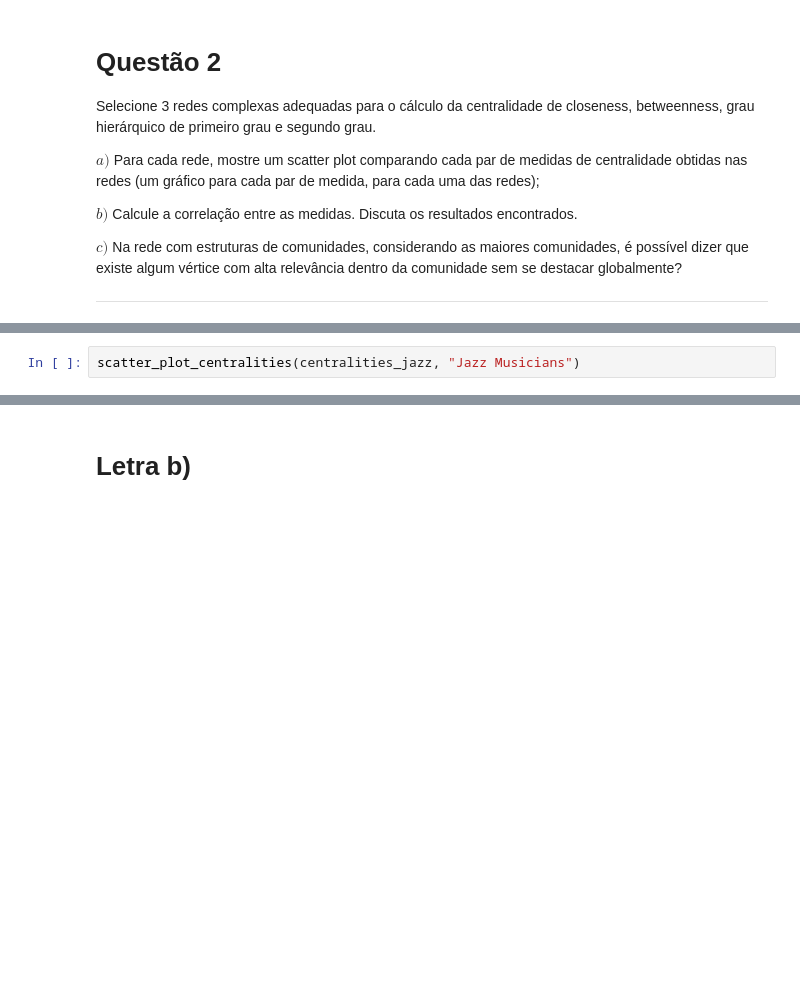
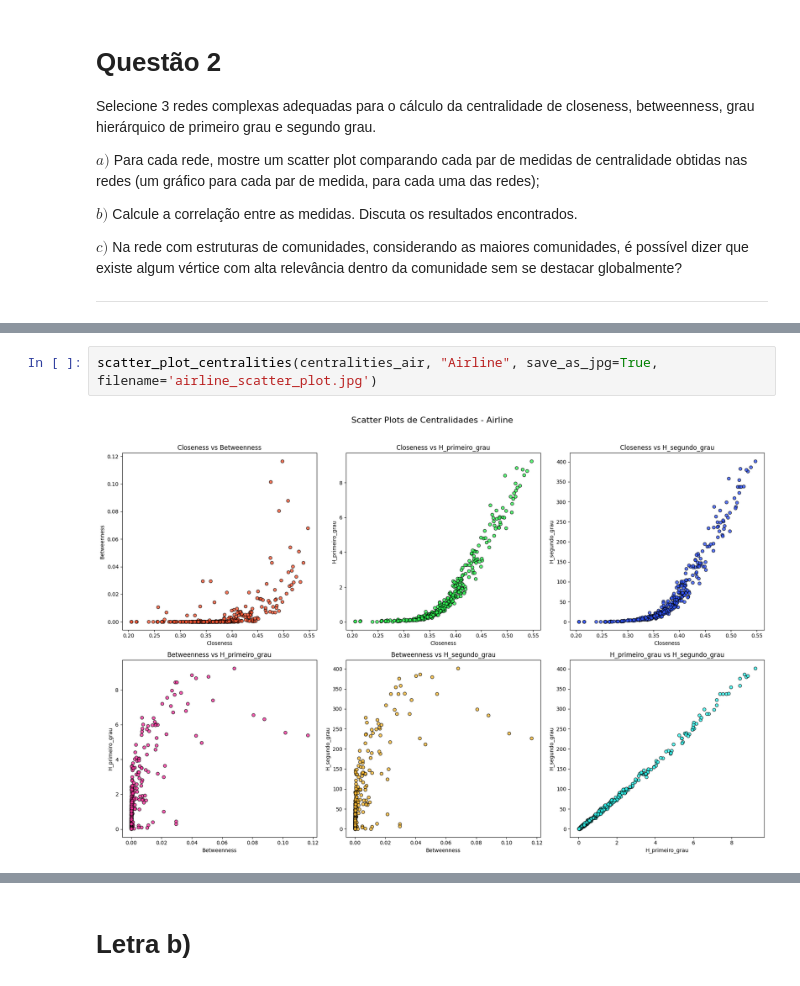
Before and after one commit to VictorFrancheto/logistic-regression, a Jupyter notebook: Prova_1.ipynb, the cells around one changed output, grey strips where cells are left out. Cells and saved outputs as stored; diff of their text form; blank space fills up the shorter version.

```diff
--- a/Prova_1.ipynb
+++ b/Prova_1.ipynb
@@ -710,3 +816,5 @@ scatter_plot_centralities(centralities_karate, "Karate Club")
-# %%
-scatter_plot_centralities(centralities_jazz, "Jazz Musicians")
+# %%
+scatter_plot_centralities(centralities_air, "Airline", save_as_jpg=True, filename='airline_scatter_plot.jpg')
+# %% [output]
+[figure, added]
 # %%
```
Also changed, not shown: parts of 14 cells of this notebook.
